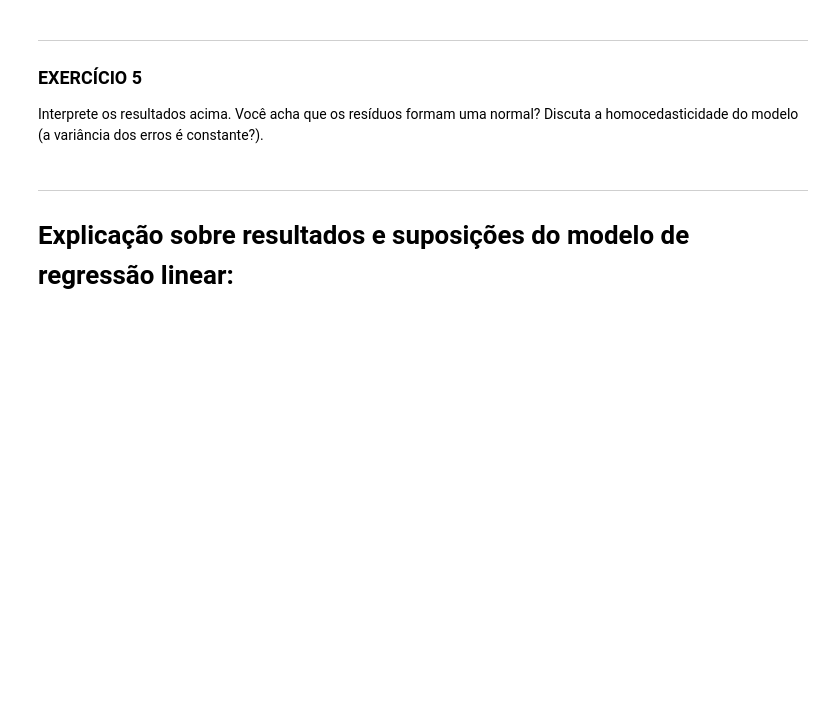
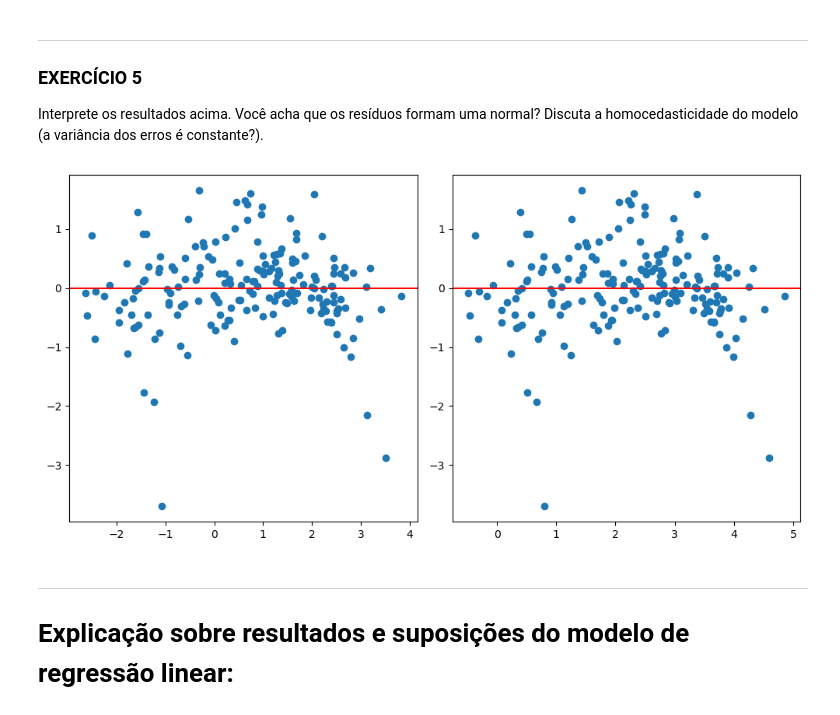
Before and after one commit to thevitorhideki/cdados, a Jupyter notebook: atividades/Aula24_Atividade_RegressaoSimples.ipynb, the cells around one changed output. Saved outputs shown, nothing was run; the diff lists cells and outputs as text; code cells hidden in the pictures; blank space fills up the shorter version.

```diff
--- a/atividades/Aula24_Atividade_RegressaoSimples.ipynb
+++ b/atividades/Aula24_Atividade_RegressaoSimples.ipynb
@@ -365,3 +404,17 @@ Interprete os resultados acima. Você acha que os resíduos formam uma normal? D
+# %%
+fig = plt.figure(figsize=(10,5))
+plt.subplot(121)
+plt.scatter(results.predict(logxc), results.resid)
+plt.axhline(y=0, color='r', linestyle='-')
+
+plt.subplot(122)
+plt.scatter(logx, results.resid)
+plt.axhline(y=0, color='r', linestyle='-')
+
+plt.tight_layout()
+plt.show()
+# %% [output]
+[figure, added]
 # %% [markdown]
 ___
 
```
Also changed, not shown: parts of 10 cells of this notebook, 55 other files.
